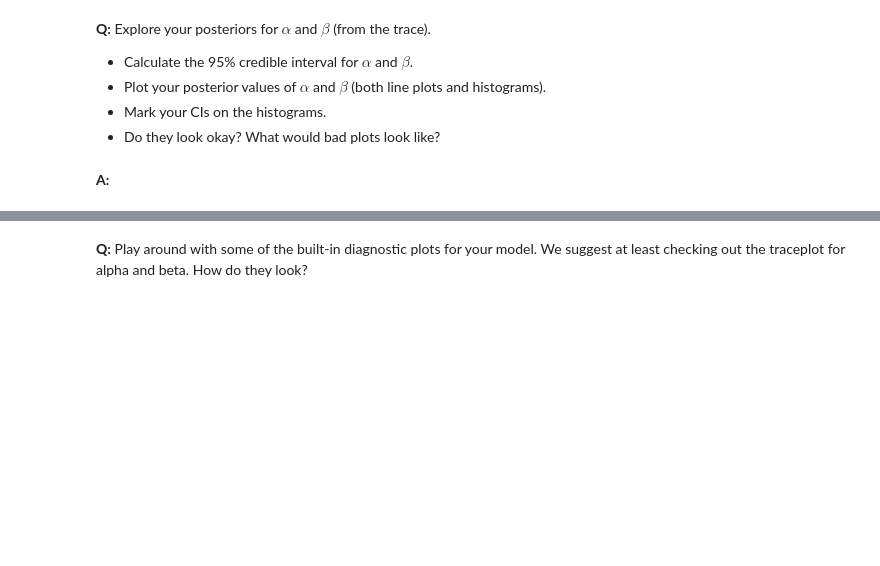
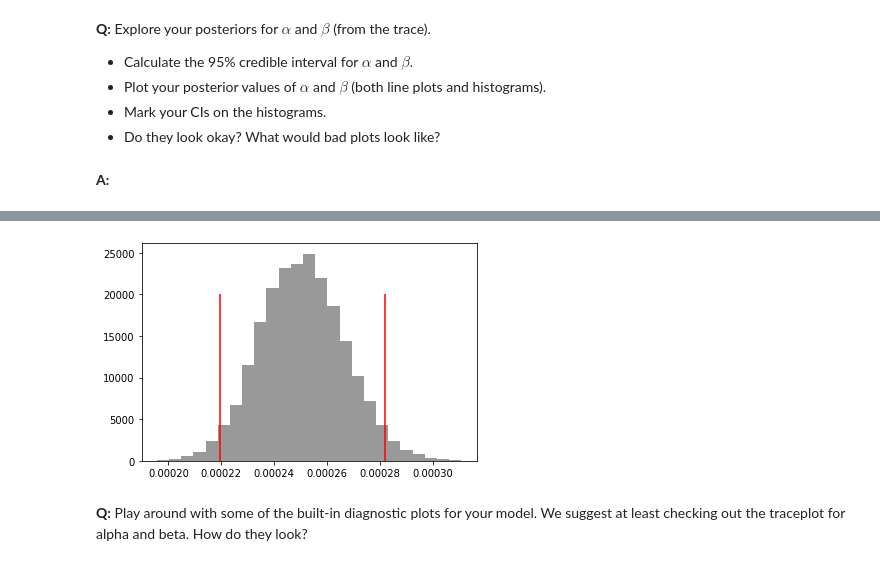
Before and after one commit to dudikbender/springboard, a Jupyter notebook: Bayesian_stats_Q6.28/inferential_statistics_3-Q.ipynb, the cells around one changed output, grey strips where cells are left out. Drawn from its saved outputs; the diff is of its cells as text; code cells hidden in the pictures; blank space fills up the shorter version.

```diff
--- a/Bayesian_stats_Q6.28/inferential_statistics_3-Q.ipynb
+++ b/Bayesian_stats_Q6.28/inferential_statistics_3-Q.ipynb
@@ -139,7 +144,9 @@ plt.show()
 # %%
 plt.hist(trace['rate_'], bins=25, histtype="stepfilled", density=True, color='grey', alpha=0.8)
-plt.vlines(rate_CI, ymin=0, ymax=max(trace['rate_']) color='red')
+plt.vlines(rate_CI, ymin=0, ymax=20000, color='red')
 plt.show()
+# %% [output]
+[figure, added]
 # %% [markdown]
 __Q:__ Play around with some of the built-in diagnostic plots for your model. We suggest at least checking out the traceplot for alpha and beta. How do they look?
 # %% [markdown]
```
Also changed, not shown: parts of 9 cells of this notebook.
